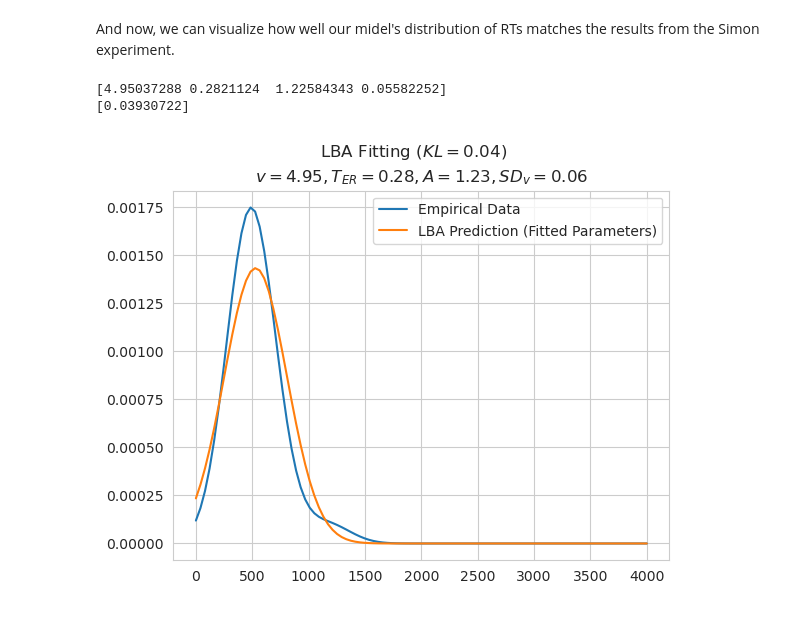
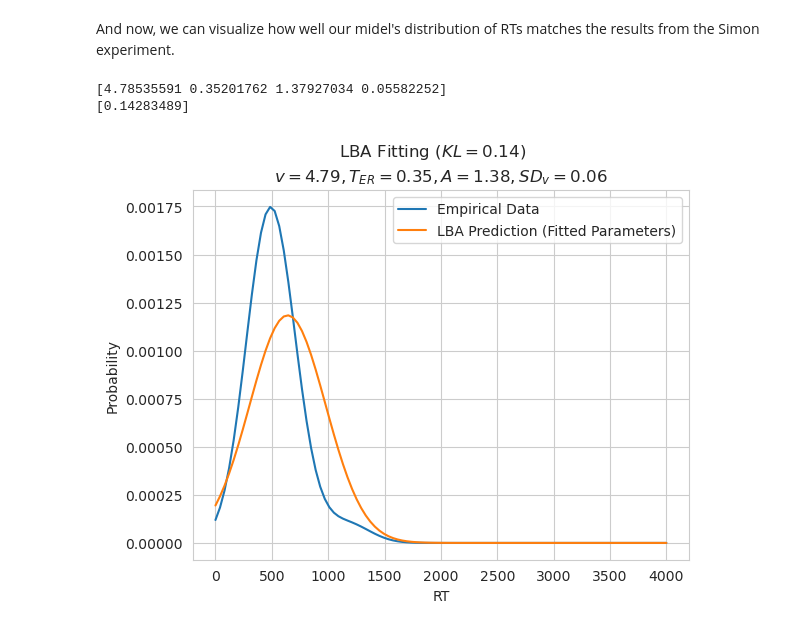
Before and after one commit to TheRealDrDre/CompCogNeuro, a Jupyter notebook: Part3_AccumulatorModels/Accumulator.ipynb, the cells around one changed output. Saved outputs shown, nothing was run; the diff lists cells and outputs as text; code cells hidden in the pictures.

```diff
--- a/Part3_AccumulatorModels/Accumulator.ipynb
+++ b/Part3_AccumulatorModels/Accumulator.ipynb
@@ -520,3 +521,11 @@ def loss(X):
     model_dist = [model_kde(x) for x in np.linspace(0, 5000, 100)]
 
     return stat.entropy(empirical_dist, model_dist)
+
+aspace = np.linspace(0.5, 5.5, 11)
+vspace = np.linspace(0, 5, 11)
+matrix = np.zeros((len(terspace), len(vspace)))
+
+for i, a in enumerate(aspace):
+    for j, v in enumerate(vspace):
+        matrix[i,j] = loss(np.array([v, 0.35, a, 0.06]))
@@ -560,34 +587,34 @@ traces = lba.run(10000)
 predicted = [x[0]*1000 for x in traces]
 labdist = stat.gaussian_kde(predicted, bw_method=100)
 default_dist = [labdist(i) for i in rtx]
 
 # RT Dist with Optimized values
 
 vstar, terstar, astar, vsdstar = res.x
 print(res.x)
 
 lbastar = LBA(v=vstar, ter=terstar, a=astar, vsd=vsdstar)
 traces = lbastar.run(10000)
 predicted = [x[0] * 1000 for x in traces]
 labdist = stat.gaussian_kde(predicted, bw_method=100)
 optimized_dist = [labdist(i) for i in rtx]
 
 # Compute KL
 
 kl = stat.entropy(empirical_dist, optimized_dist)
 print(kl)
 
 plt.plot(rtx, empirical_dist, label="Empirical Data")
 #plt.plot(rtx, default_dist, label="LBA Prediction (Default Parameters)")
 plt.plot(rtx, optimized_dist, label="LBA Prediction (Fitted Parameters)")
 #ax.set_title("simulated LBA data")
 plt.legend()
 plt.suptitle("LBA Fitting ($KL = %.2f$)" % (kl))
 plt.title("$v = %.2f, T_{ER} = %.2f, A= %.2f, SD_v = %.2f$" % (vstar, terstar, astar, vsdstar))
 plt.xlabel("RT")
-plt.ylabel("Probabilit
+plt.ylabel("Probability")
 plt.show()
 # %% [output]
-[4.95037288 0.2821124  1.22584343 0.05582252]
-[0.03930722]
+[4.78535591 0.35201762 1.37927034 0.05582252]
+[0.14283489]
-[figure, old version]
+[figure, new version]
```
Also changed, not shown: parts of 10 cells of this notebook, 4 other files.
